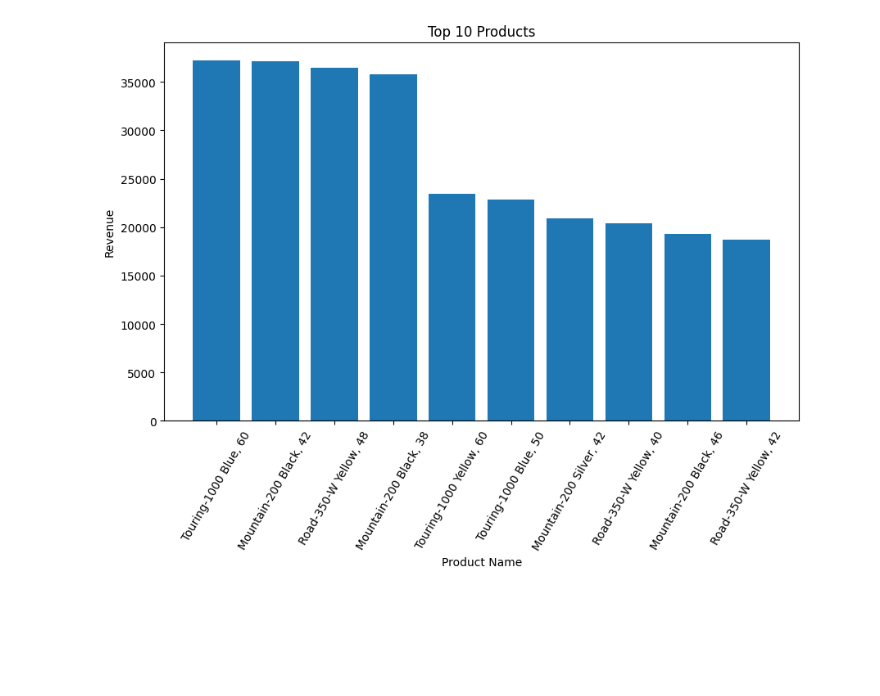
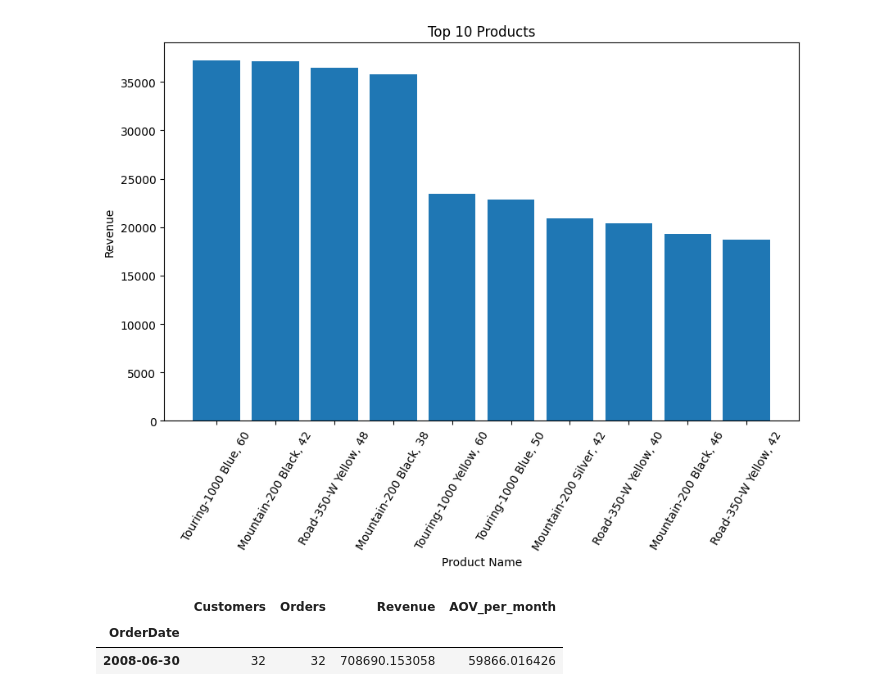
Before and after one commit to Jasiuo/enterprise-sql-project, a Jupyter notebook: dataset/sales_analysis.ipynb, the cells around one changed output. Saved outputs shown, nothing was run; the diff lists cells and outputs as text; code cells hidden in the pictures; blank space fills up the shorter version.

Commit message:
Add time-based aggregation structure (monthly metrics)

```diff
--- a/dataset/sales_analysis.ipynb
+++ b/dataset/sales_analysis.ipynb
@@ -165,3 +207,21 @@ plt.xticks (rotation=60)
 plt.show()
 # %% [output]
 [figure]
+# %%
+df["OrderDate"] = pd.to_datetime(df["OrderDate"])
+grouped_date = df.groupby(pd.Grouper(key = "OrderDate", freq = "ME")).agg ({
+    "CustomerId" : "nunique",
+    "SalesOrderNumber" : "nunique",
+    "LineTotal" : "sum",
+    "Subtotal" : "mean"
+
+}).rename(columns = {
+    "CustomerId" : "Customers",
+    "SalesOrderNumber" : "Orders",
+    "LineTotal" : "Revenue",
+    "Subtotal" : "AOV_per_month"
+})
+# %% [output]
+|  | Customers | Orders | Revenue | AOV_per_month |
+| OrderDate |  |  |  |  |
+| 2008-06-30 | 32 | 32 | 708690.153058 | 59866.016426 |
```
Also changed, not shown: parts of 8 cells of this notebook.
